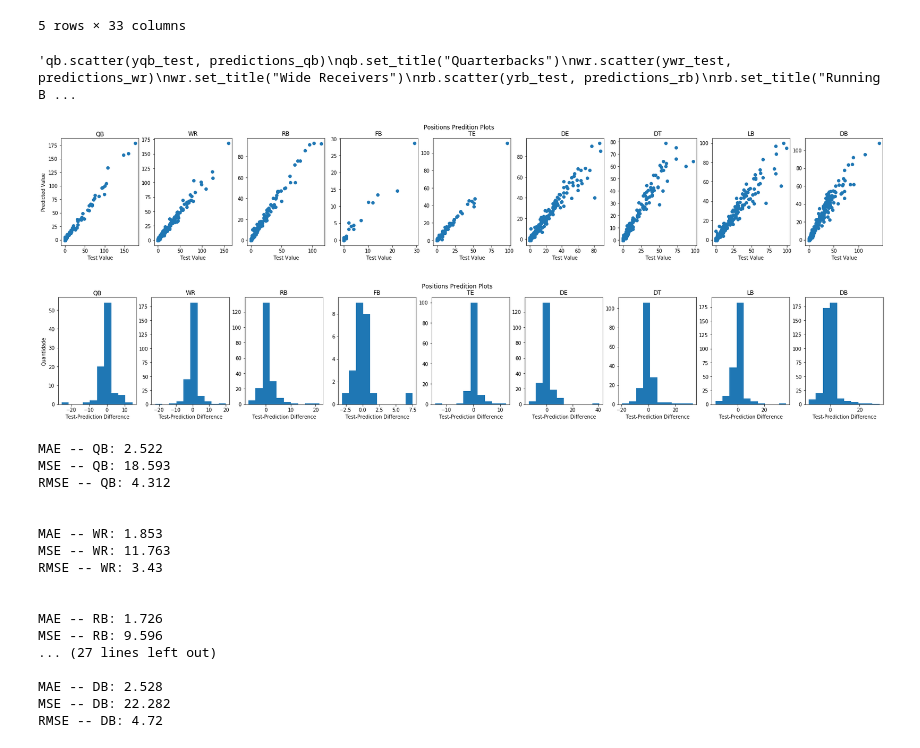
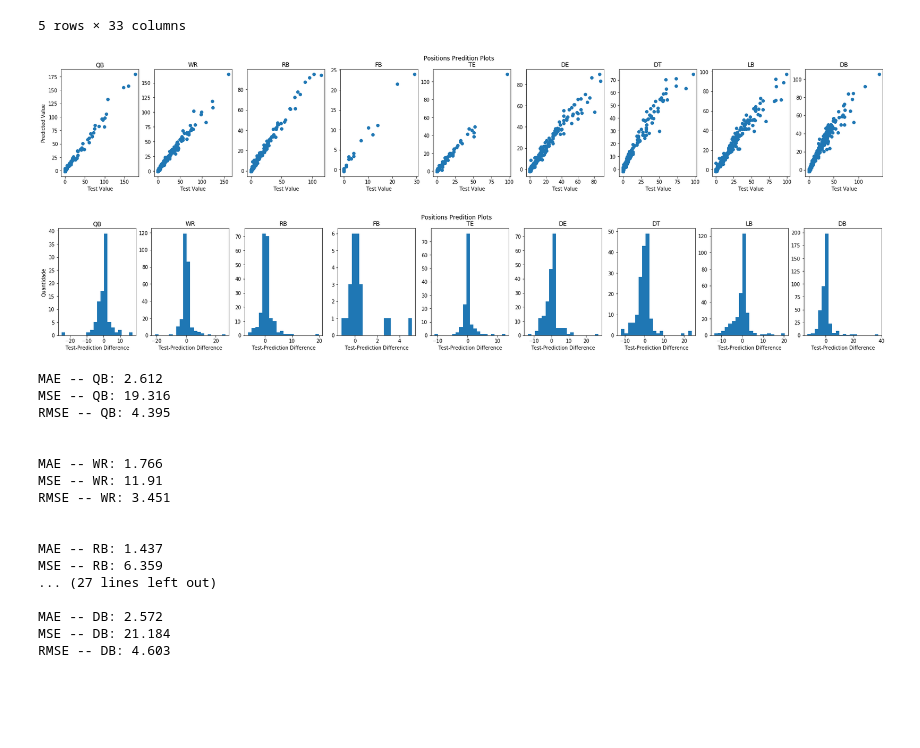
Before and after one commit to GabrielPerson/Data-Science-Project---UFMG, a Jupyter notebook: notebooks/1.0-Person-Regression.ipynb, the cells around one changed output. Saved outputs shown, nothing was run; the diff lists cells and outputs as text; code cells hidden in the pictures; blank space fills up the shorter version.

```diff
--- a/notebooks/1.0-Person-Regression.ipynb
+++ b/notebooks/1.0-Person-Regression.ipynb
@@ -144,15 +132,15 @@ from sklearn import metrics
 # %%
 TARGET = 'CarAV'
 POSITION_FEATURES = {
-    "QB": ['St','G','Cmp','Pass_Att','Pass_Yds','Pass_TD','Pass_Int','Rush_Att','Rush_Yds','Rush_TDs','carrer_years'],
-    "WR": ['St','G','Rush_Att','Rush_Yds','Rush_TDs','Rec','Rec_Yds','Rec_Tds','carrer_years'],
-    "RB": ['St','G','Rush_Att','Rush_Yds','Rush_TDs','Rec','Rec_Yds','Rec_Tds','carrer_years'],
-    "FB": ['St','G','Rush_Att','Rush_Yds','Rush_TDs','Rec','Rec_Yds','Rec_Tds','carrer_years'],
-    "TE": ['St','G','Rec','Rec_Yds','Rec_Tds','carrer_years'],
-    "DE": ['St','G','Tkl','Def_Int','Sk','carrer_years'],
-    "DT": ['St','G','Tkl','Def_Int','Sk','carrer_years'],
-    "LB": ['St','G','Tkl','Def_Int','Sk','carrer_years'],
-    "DB": ['St','G','Tkl','Def_Int','Sk','carrer_years'],
+    "QB": ['St','G','First4AV','Cmp','Pass_Att','Pass_Yds','Pass_TD','Pass_Int','Rush_Att','Rush_Yds','Rush_TDs','carrer_years'],
+    "WR": ['St','G','First4AV','Rush_Att','Rush_Yds','Rush_TDs','Rec','Rec_Yds','Rec_Tds','carrer_years'],
+    "RB": ['St','G','First4AV','Rush_Att','Rush_Yds','Rush_TDs','Rec','Rec_Yds','Rec_Tds','carrer_years'],
+    "FB": ['St','G','First4AV','Rush_Att','Rush_Yds','Rush_TDs','Rec','Rec_Yds','Rec_Tds','carrer_years'],
+    "TE": ['St','G','First4AV','Rec','Rec_Yds','Rec_Tds','carrer_years'],
+    "DE": ['St','G','First4AV','Tkl','Def_Int','Sk','carrer_years'],
+    "DT": ['St','G','First4AV','Tkl','Def_Int','Sk','carrer_years'],
+    "LB": ['St','G','First4AV','Tkl','Def_Int','Sk','carrer_years'],
+    "DB": ['St','G','First4AV','Tkl','Def_Int','Sk','carrer_years'],
 }
 coeff_dfs = {}
 scores = {}
@@ -190,20 +178,20 @@ for position in POSITION_FEATURES.keys():
     axs[0].set(ylabel='Predicted Value')
     i+=1
 # %% [output]
-'qb.scatter(yqb_test, predictions_qb)\nqb.set_title("Quarterbacks")\nwr.scatter(ywr_test, predictions_wr)\nwr.set_title("Wide Receivers")\nrb.scatter(yrb_test, predictions_rb)\nrb.set_title("Running B ...
-[figure, old version]
+[figure, new version]
 # %%
 fig1, axs = plt.subplots(1,9,figsize=(30,4))
 fig1.suptitle('Positions Predition Plots')
 i = 0
 for position in POSITION_FEATURES.keys():
-    axs[i].hist(predictions[position][0] - predictions[position][1])
+    x = predictions[position][0] - predictions[position][1] #Test - Prediction
+    axs[i].hist(x,bins=20)
     axs[i].set_title(position)
     axs[i].set(xlabel='Test-Prediction Difference')
     axs[0].set(ylabel='Quantidade')
     i+=1
 # %% [output]
-[figure, old version]
+[figure, new version]
 # %%
 for position in POSITION_FEATURES.keys():
     print('MAE' + ' -- ' + position + ":", round(scores[position][0],3))
@@ -211,20 +199,20 @@ for position in POSITION_FEATURES.keys():
     print('RMSE' + ' -- ' + position + ":", round(scores[position][2], 3))
     print('\n')
 # %% [output]
-MAE -- QB: 2.522
-MSE -- QB: 18.593
-RMSE -- QB: 4.312
+MAE -- QB: 2.612
+MSE -- QB: 19.316
+RMSE -- QB: 4.395
 
 
-MAE -- WR: 1.853
-MSE -- WR: 11.763
-RMSE -- WR: 3.43
+MAE -- WR: 1.766
+MSE -- WR: 11.91
+RMSE -- WR: 3.451
 
 
-MAE -- RB: 1.726
-MSE -- RB: 9.596
+MAE -- RB: 1.437
+MSE -- RB: 6.359
 ... (27 lines left out)
 
-MAE -- DB: 2.528
-MSE -- DB: 22.282
-RMSE -- DB: 4.72
+MAE -- DB: 2.572
+MSE -- DB: 21.184
+RMSE -- DB: 4.603
```
Also changed, not shown: parts of 12 cells of this notebook, 2 other files.
